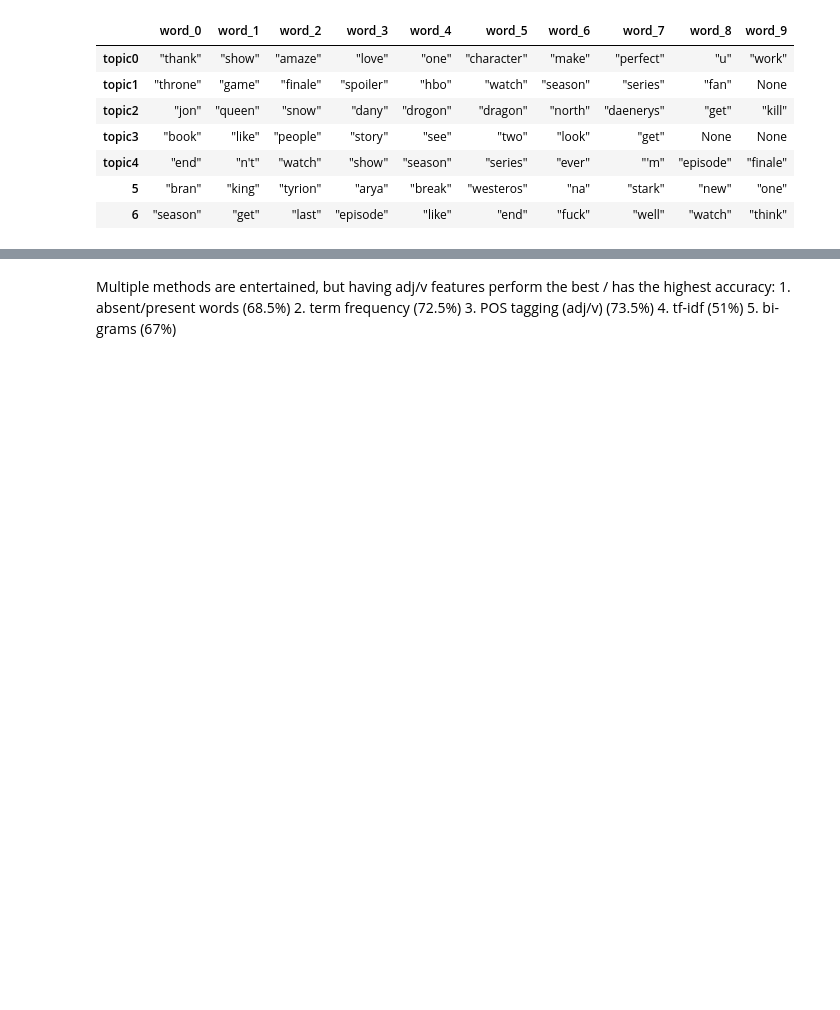
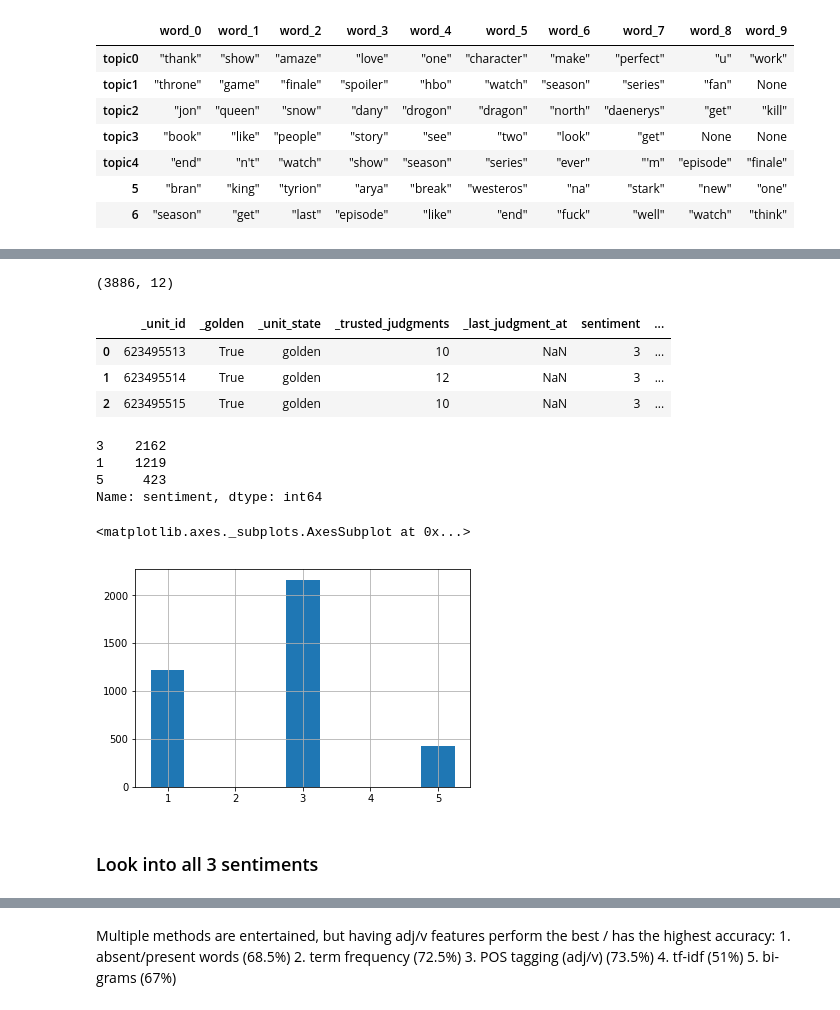
Before and after one commit to 0ethel0zhang/GoThoughts, a Jupyter notebook: notebook/Analyze.ipynb, the cells around one changed output, grey strips where cells are left out. Drawn from its saved outputs; the diff is of its cells as text; code cells hidden in the pictures; blank space fills up the shorter version.

Commit message:
finished topic & sentiment analyses

```diff
--- a/notebook/Analyze.ipynb
+++ b/notebook/Analyze.ipynb
@@ -397,0 +403,31 @@ import numpy as np
+# %%
+sample = pd.read_csv("../data/raw/twitter_input.csv", encoding = "ISO-8859-1")
+# %%
+sample.shape
+# %% [output]
+(3886, 12)
+# %%
+sample.head(3)
+# %% [output]
+|  | _unit_id | _golden | _unit_state | _trusted_judgments | _last_judgment_at | sentiment | ... |
+| 0 | 623495513 | True | golden | 10 | NaN | 3 | ... |
+| 1 | 623495514 | True | golden | 12 | NaN | 3 | ... |
+| 2 | 623495515 | True | golden | 10 | NaN | 3 | ... |
+# %%
+sample = sample[sample.sentiment != "not_relevant"]
+# %%
+sample['sentiment'] = sample.sentiment.apply(int)
+# %%
+sample.sentiment.value_counts()
+# %% [output]
+3    2162
+1    1219
+5     423
+Name: sentiment, dtype: int64
+# %%
+sample.sentiment.hist(bins = np.arange(1,6,0.5), align = 'left')
+# %% [output]
+<matplotlib.axes._subplots.AxesSubplot at 0x...>
+[figure, added]
+# %% [markdown]
+### Look into all 3 sentiments
```
Also changed, not shown: parts of 59 cells of this notebook, 1 other file.
